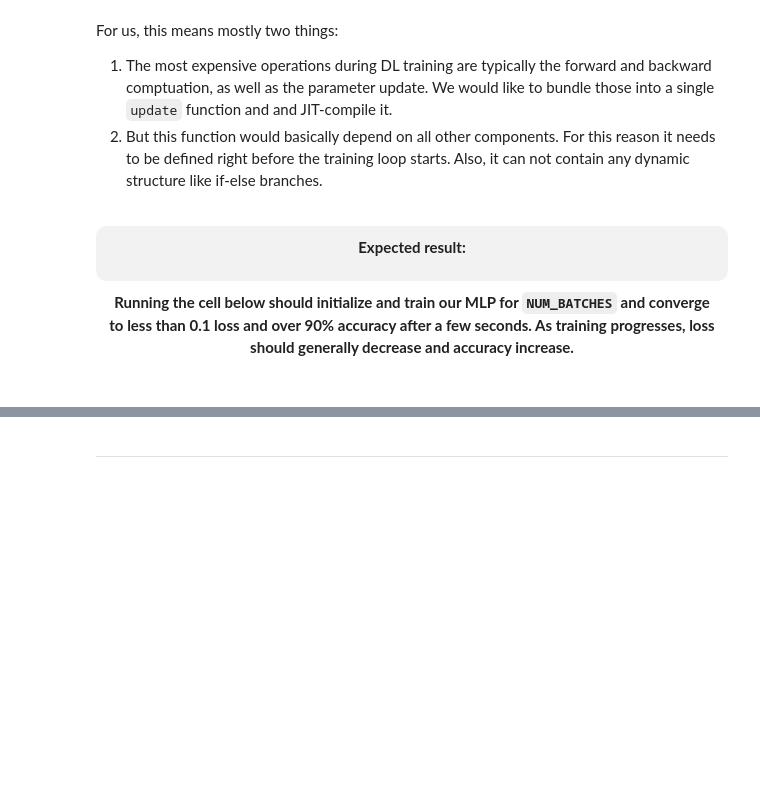
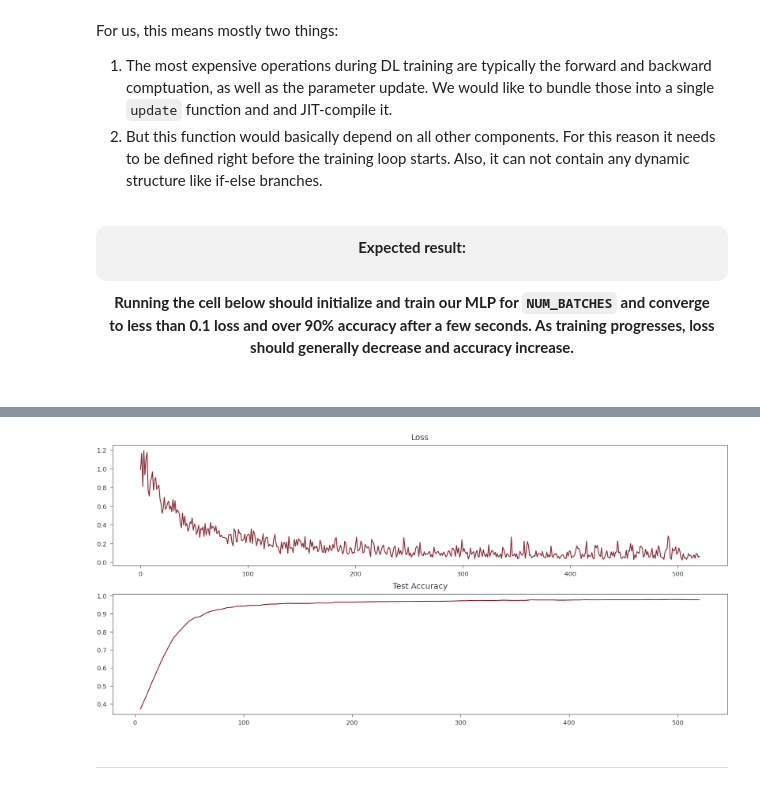
Before and after one commit to Bozcomlekci/PML, a Jupyter notebook: ex9/Ex09_v1.0.ipynb, the cells around one changed output, grey strips where cells are left out. Drawn from its saved outputs; the diff is of its cells as text; code cells hidden in the pictures; blank space fills up the shorter version.

Commit message:
Fix to use predefined accuracy metric.

```diff
--- a/ex9/Ex09_v1.0.ipynb
+++ b/ex9/Ex09_v1.0.ipynb
@@ -147,9 +142,9 @@ class MNIST:
                                                       neg_digit)
         bmnist = {
             "x_train": mnist["x_train"][train_mask].astype(dtype),
-            "y_train": ((mnist["y_train"][train_mask] == POS_DIGIT)).astype(dtype),
+            "y_train": ((mnist["y_train"][train_mask] == pos_digit)).astype(dtype),
             "x_test": mnist["x_test"][test_mask].astype(dtype),
-            "y_test": (mnist["y_test"][test_mask] == POS_DIGIT).astype(dtype)}
+            "y_test": (mnist["y_test"][test_mask] == pos_digit).astype(dtype)}
         # sanity check
         len_x_train, len_y_train = len(bmnist["x_train"]), len(bmnist["y_train"])
         len_x_test, len_y_test = len(bmnist["x_test"]), len(bmnist["y_test"])
@@ -636,18 +635,6 @@ def update(step, opt_state, inputs, targets, l2_reg=0.0):
     return value, opt_state
 
 
-def test_accuracy(params):
-    """
-    Computes the test accuracy of the model given the current parameters.
-    @param params: Current model parameters.
-    """
-    inputs, targets = bmnist["x_test"], bmnist["y_test"]
-    # Collapse the 28x28 images into a 784 dimension input vector.
-    reshaped_inputs =  inputs.reshape(inputs.shape[0], -1)
-    predicted_class = (mlp(params, reshaped_inputs) > 0).astype(jnp.int_)
-    return jnp.mean(predicted_class == targets)
-
-
 losses, test_accs = [], []  # we will gather losses and accuracies
 t0 = time()
 # Training loop
@@ -657,10 +644,10 @@ for batch_t, (x_batch, y_batch) in enumerate(train_dl, 1):
     loss, opt_state = update(batch_t, opt_state, x_batch, y_batch)
 
     losses.append(loss)
-    # As the number of batches is approximately 500, we sample every 1% of the batches.
+    # As the number of batches is approximately 500, we sample every 10% of the batches.
     SAMPLE_EVERY = int(NUM_BATCHES*.01) # 200
     if batch_t % SAMPLE_EVERY == 0:
-        test_acc = test_accuracy(get_params(opt_state))
+        test_acc, _, _ = test_predictions(get_params(opt_state), bmnist, BATCH_SIZE, CLASSIFICATION_THRESHOLD)
         print(f"[step {batch_t:07d}] Loss={loss:5f}, Test accuracy={test_acc:2f}")
         test_accs.append((batch_t, test_acc))
 #
@@ -697,3 +683,4 @@ Elapsed seconds: 3.398294687271118
+[figure, added]
 # %% [markdown]
 <hr style="margin: 50px">
 # %% [markdown]
```
Also changed, not shown: parts of 10 cells of this notebook, 1 other file.
